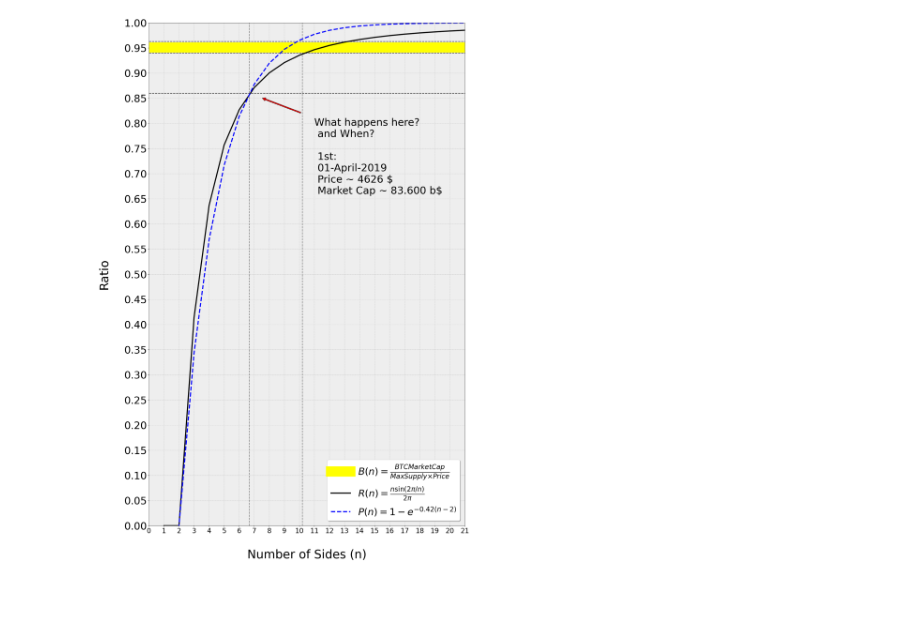
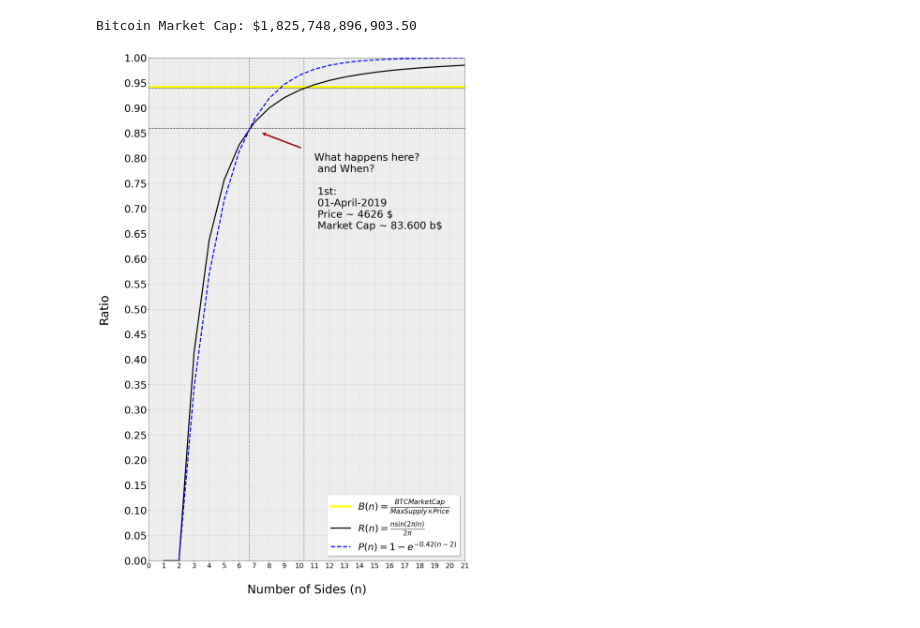
Before and after one commit to hamidreza-mohammadiha/Me, a Jupyter notebook: Plot1.ipynb, the cells around one changed output. Drawn from its saved outputs; the diff is of its cells as text; code cells hidden in the pictures.

```diff
--- a/Plot1.ipynb
+++ b/Plot1.ipynb
@@ -1,6 +1,47 @@
 # %%
 import numpy as np
 import matplotlib.pyplot as plt
+import requests
+
+# CoinMarketCap API configuration
+API_KEY = "b50cafca-9890-4eed-bc7b-a893e0d71cbc"  # Replace with your API key
+URL = "https://pro-api.coinmarketcap.com/v1/cryptocurrency/quotes/latest"
+
+# Parameters for the API request
+PARAMS = {
+    "symbol": "BTC",
+}
+
+# Headers with API Key
+HEADERS = {
+    "Accepts": "application/json",
+    "X-CMC_PRO_API_KEY": API_KEY,
+}
+
+# Function to fetch BTC market cap
+def fetch_btc_market_cap():
+    try:
+        response = requests.get(URL, headers=HEADERS, params=PARAMS)
+        response.raise_for_status()  # Raise an error for HTTP codes 4xx or 5xx
+
+        data = response.json()
+        btc_data = data["data"]["BTC"]
+        market_cap = btc_data["quote"]["USD"]["market_cap"]
+        price = btc_data["quote"]["USD"]["price"]
+
+        print(f"Bitcoin Market Cap: ${market_cap:,.2f}")
+    except requests.exceptions.RequestException as e:
+        print(f"Error fetching data: {e}")
+    except KeyError:
+        print("Unexpected response structure:", response.text)
+
+    Output = market_cap/price
+
+    return Output
+
+# Call the function
+M = fetch_btc_market_cap()
+
 
 # Define the function R(n) - Ratio of polygon area to circle area
 def R(n):
@@ -37,13 +78,13 @@ plt.figure(figsize=(20, 32))
 
 # ?
 plt.axhline(y=0.86, color='#343434', linestyle='--', linewidth=2)
-plt.axhline(y=0.963, color='#343434', linestyle='--', linewidth=2)
+# plt.axhline(y=0.963, color='#343434', linestyle='--', linewidth=2)
 plt.axvline(x=6.66, color='#787878', linestyle='--', linewidth=2)
 
 plt.axhline(y=0.94, color='#343434', linestyle='--', linewidth=2)
-plt.axvline(x=10.2, color='#787878', linestyle='--', linewidth=2)
+plt.axvline(x=10.3, color='#787878', linestyle='--', linewidth=2)
 
-plt.axhline(y=1.835/1.93, color='yellow', linewidth=36, label=r'$B(n) = \frac{BTC Market Cap}{Max Supply × Price}$')
+plt.axhline(y=((M)/21000000), color='yellow', linewidth=7, label=r'$B(n) = \frac{BTC Market Cap}{Max Supply × Price}$')
 
 
 # Plot R(n)
@@ -55,31 +96,32 @@ plt.plot(n_values, P42_values, label=r'$P(n) = 1 - e^{-0.42(n-2)}$', color='blue
 # plt.plot(n_values, P43_values, label=r'$P(n) = 1 - 1.1×e^{-0.43(n-2)}$', color='green', linestyle='--', linewidth=4)
 
 
 # Plot Q(n) (Approximation 1)
 # plt.plot(n_values, Q_values, label=r'$Q(n) = \frac{n}{(2\sqrt{2}\pi - 8) + n}$', color='green', linestyle='-.')
 
 # Add reference lines
 
 # plt.axhline(y=(2 * np.sqrt(2) / np.pi), color='red', linestyle='--', label=r'$R(4) = \frac{2\sqrt{2}}{\pi}$', linewidth=1.5)
 
 # Chart customization
 # plt.title('Ratio of the Area of Polygon to Area of Circle\n & \n BTC Supply\n', fontsize=52)
 plt.xlabel('\nNumber of Sides (n)\n', fontsize=42)
 plt.ylabel('Ratio\n', fontsize=42)
 plt.grid(color='gray', linestyle='--', linewidth=1, alpha=0.3)
 plt.xlim(3, 21)
 plt.ylim(0, 1)
 plt.xticks(np.arange(0, 22, 1), fontsize=24)
 plt.yticks(np.linspace(0, 1, 21), fontsize=36)
 plt.legend(fontsize=34, shadow=True)
 
 plt.annotate('What happens here?\n and When?\n\n 1st:\n 01-April-2019\n Price ~ 4626 $\n Market Cap ~ 83.600 b$ ', fontsize=36, xy=(6.66, 0.86), xytext=(11, 0.66), arrowprops=dict(facecolor='red', shrink=0.2))
 # Set background color
 plt.gcf().set_facecolor('white')
 plt.gca().set_facecolor('#eeeeee')
 
 # Save and display the plot
 plt.savefig('playgon', dpi=100)
 plt.show()
 # %% [output]
+Bitcoin Market Cap: $1,825,748,896,903.50
-[figure, old version]
+[figure, new version]
```
Also changed, not shown: 3 other files.
